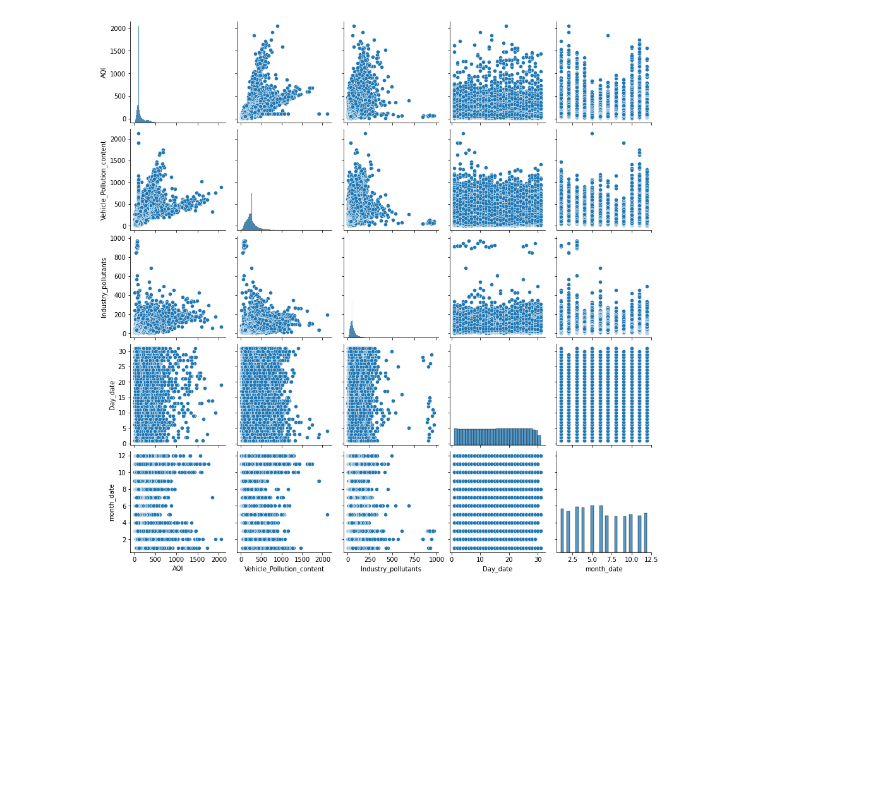
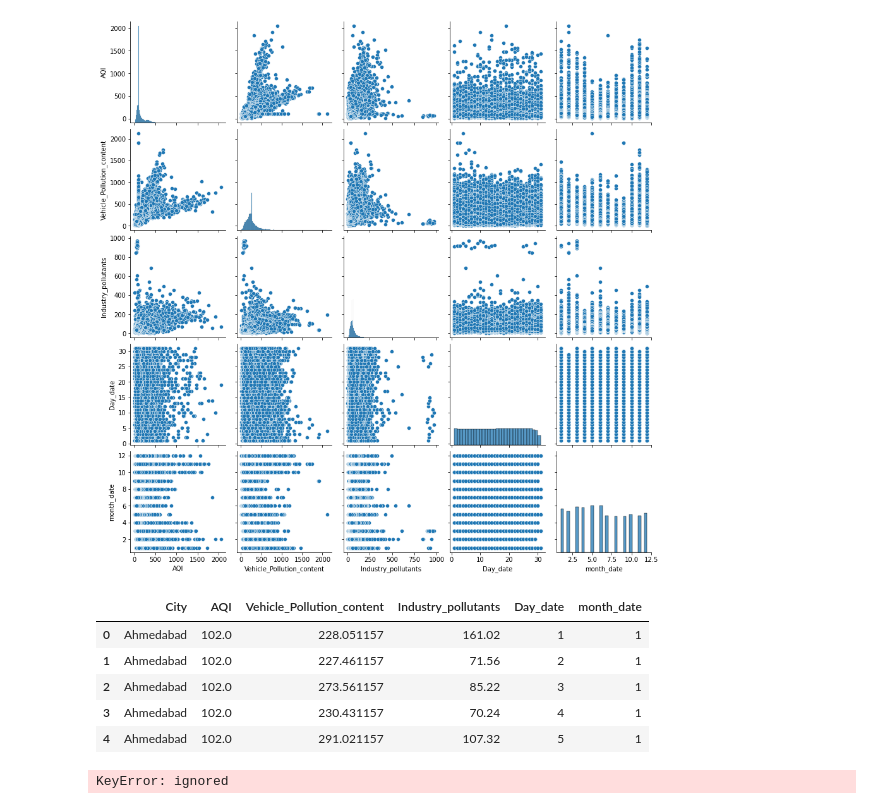
Before and after one commit to Vish-shubh/Air-index-quality-check., a Jupyter notebook: numpy.ipynb, the cells around one changed output. Cells and saved outputs as stored; diff of their text form; code cells hidden in the pictures; blank space fills up the shorter version.

```diff
--- a/numpy.ipynb
+++ b/numpy.ipynb
@@ -252,3 +252,18 @@ sns.pairplot(df1)
 # %% [output]
 <seaborn.axisgrid.PairGrid at 0x...>
 [figure]
+# %%
+df1.drop(['AQI_Bucket'],axis=1,inplace=True)
+df1.head()
+# %% [output]
+|  | City | AQI | Vehicle_Pollution_content | Industry_pollutants | Day_date | month_date |
+| 0 | Ahmedabad | 102.0 | 228.051157 | 161.02 | 1 | 1 |
+| 1 | Ahmedabad | 102.0 | 227.461157 | 71.56 | 2 | 1 |
+| 2 | Ahmedabad | 102.0 | 273.561157 | 85.22 | 3 | 1 |
+| 3 | Ahmedabad | 102.0 | 230.431157 | 70.24 | 4 | 1 |
+| 4 | Ahmedabad | 102.0 | 291.021157 | 107.32 | 5 | 1 |
+# %%
+pd.set_option('display.max_columns',None)
+pd.set_option('display.max_rows',None)
+# %% [output]
+KeyError: ignored
```
Also changed, not shown: parts of 12 cells of this notebook.
